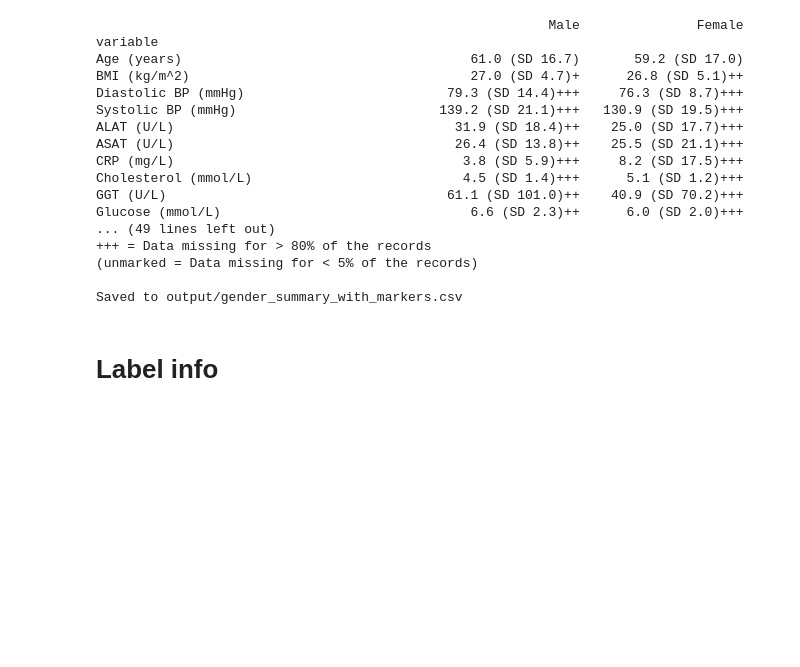
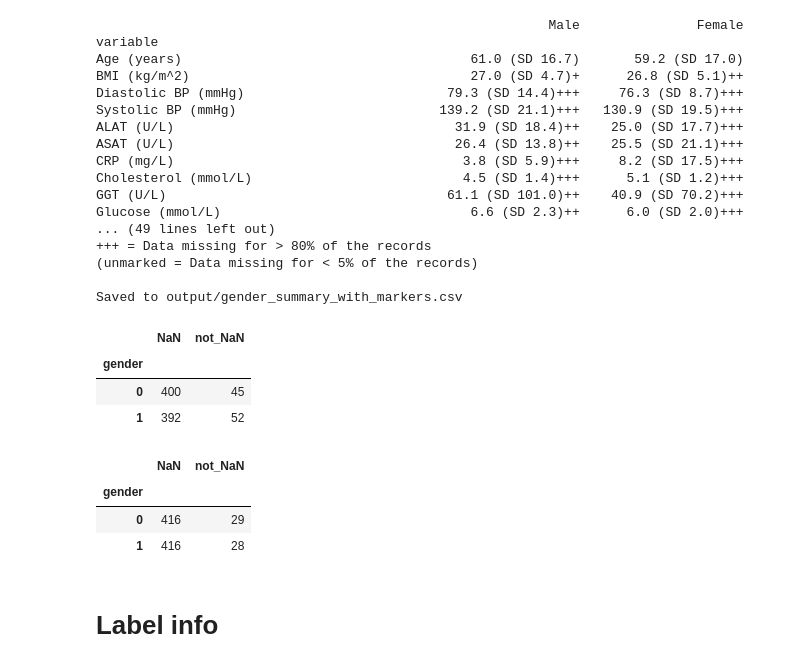
Before and after one commit to UPOD-datascience/ARGUS2_public, a Jupyter notebook: analysis_scripts/3_Performance_assesment_silent_trial.ipynb, the cells around one changed output. Saved outputs shown, nothing was run; the diff lists cells and outputs as text; code cells hidden in the pictures; blank space fills up the shorter version.

Commit message:
Add aggregation of NaN and not_NaN counts by gender for CT_rapport and cacs_mean

```diff
--- a/analysis_scripts/3_Performance_assesment_silent_trial.ipynb
+++ b/analysis_scripts/3_Performance_assesment_silent_trial.ipynb
@@ -232,6 +232,26 @@ Glucose (mmol/L)                                6.6 (SD 2.3)++      6.0 (SD 2.0)
 (unmarked = Data missing for < 5% of the records)
 
 Saved to output/gender_summary_with_markers.csv
+# %%
+df_labels_final.groupby("gender")["CT_rapport"].agg(
+    NaN=lambda s: s.isna().sum(),
+    not_NaN=lambda s: s.notna().sum(),
+)
+# %% [output]
+|  | NaN | not_NaN |
+| gender |  |  |
+| 0 | 400 | 45 |
+| 1 | 392 | 52 |
+# %%
+df_labels_final.groupby("gender")["cacs_mean"].agg(
+    NaN=lambda s: s.isna().sum(),
+    not_NaN=lambda s: s.notna().sum(),
+)
+# %% [output]
+|  | NaN | not_NaN |
+| gender |  |  |
+| 0 | 416 | 29 |
+| 1 | 416 | 28 |
 # %% [markdown]
 # Label info
 # %%
```
